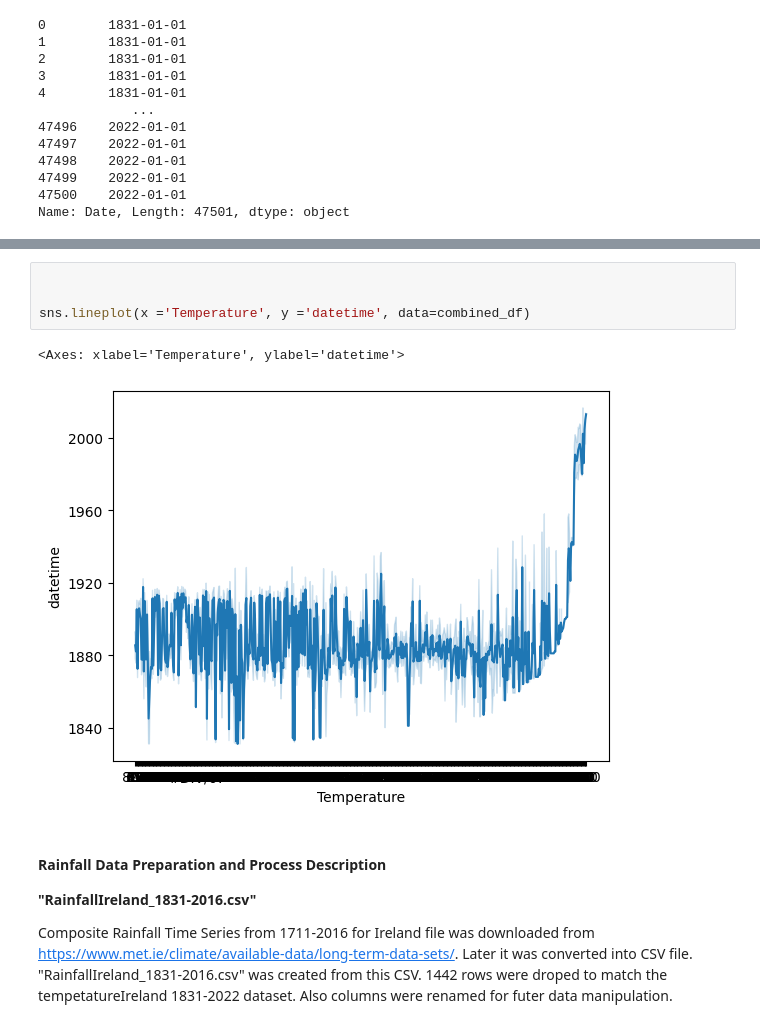
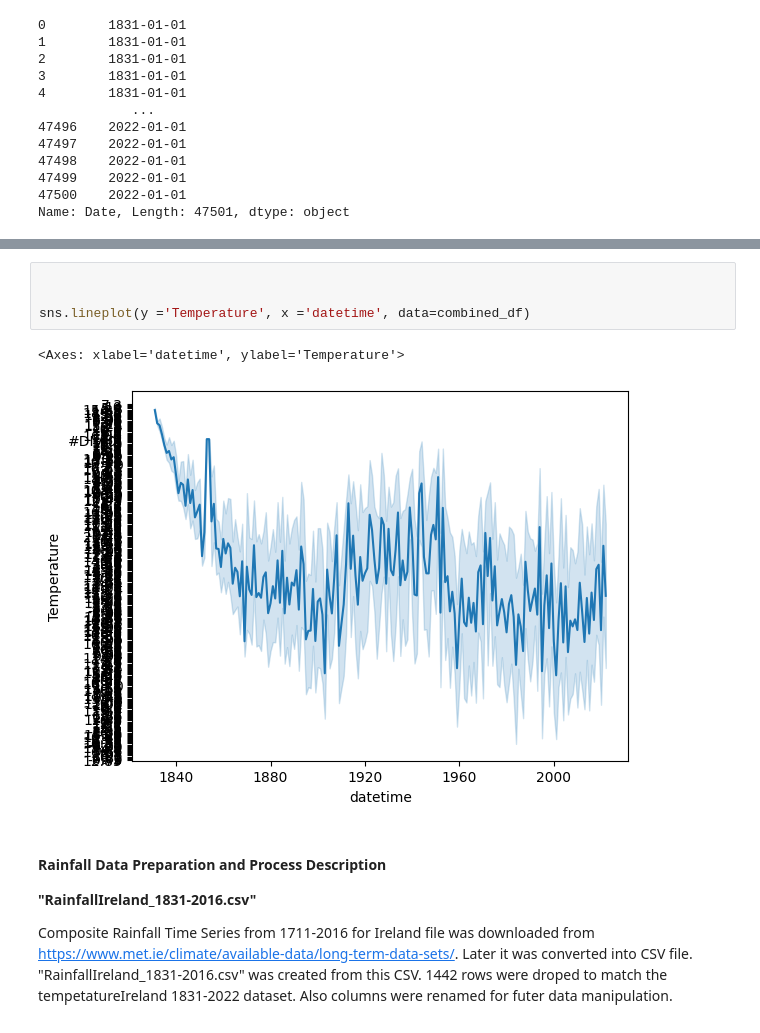
Before and after one commit to Tanjasta/PFDA_Assignment2, a Jupyter notebook: PFDA_Assignment2.ipynb, the cells around one changed output, grey strips where cells are left out. Cells and saved outputs as stored; diff of their text form.

```diff
--- a/PFDA_Assignment2.ipynb
+++ b/PFDA_Assignment2.ipynb
@@ -1053,10 +1070,10 @@ combined_df
 # %%
 
 
-sns.lineplot(x ='Temperature', y ='datetime', data=combined_df)
+sns.lineplot(y ='Temperature', x ='datetime', data=combined_df)
 # %% [output]
-<Axes: xlabel='Temperature', ylabel='datetime'>
+<Axes: xlabel='datetime', ylabel='Temperature'>
-[figure, old version]
+[figure, new version]
 # %% [markdown]
 
 #### Rainfall Data Preparation and Process Description
```
Also changed, not shown: parts of 10 cells of this notebook, 1 other file.
